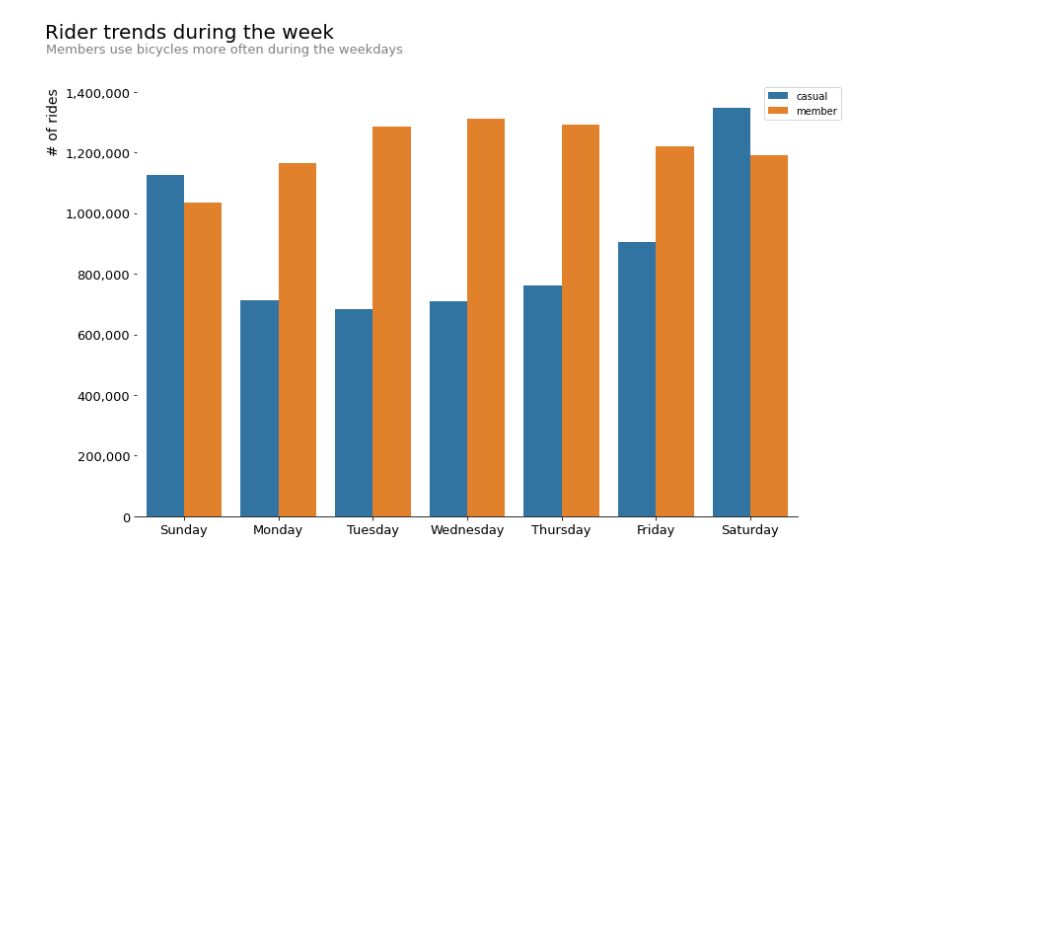
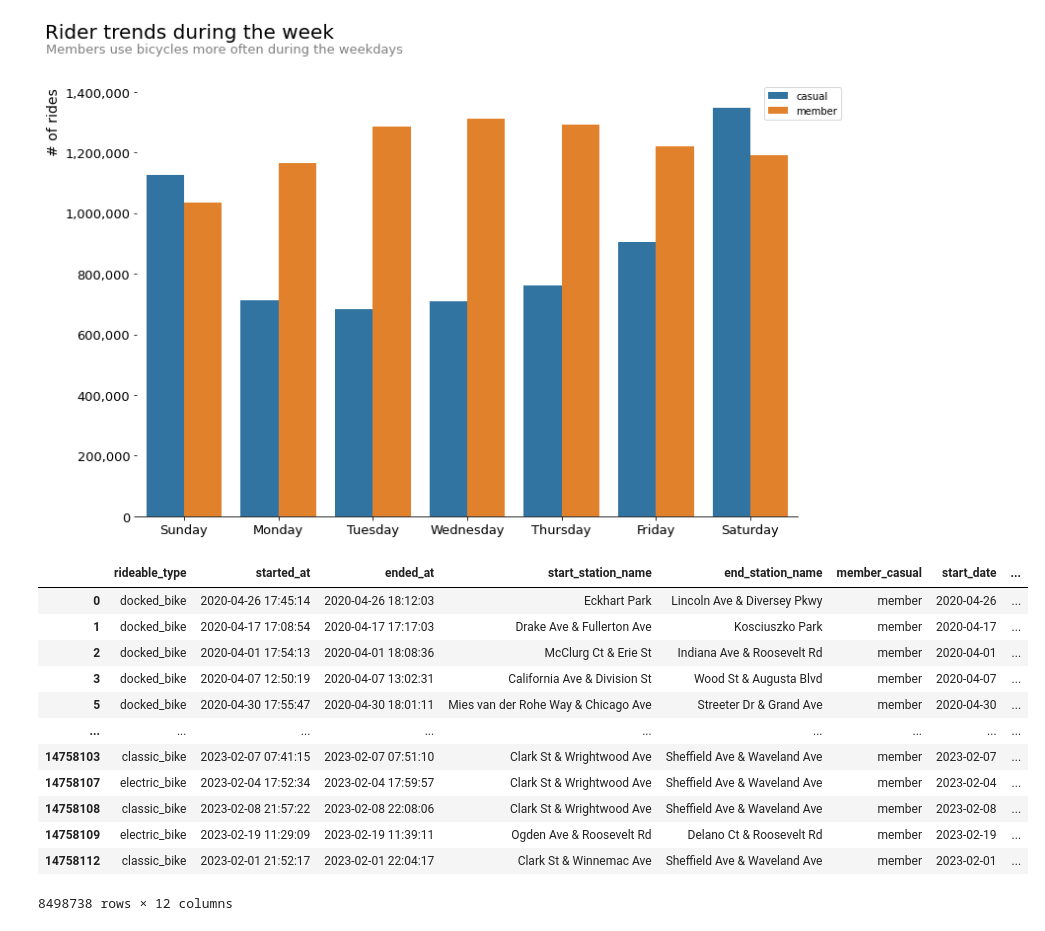
Before and after one commit to paul-trood/bicycle_sharing, a Jupyter notebook: 04_data_analysis.ipynb, the cells around one changed output. Saved outputs shown, nothing was run; the diff lists cells and outputs as text; code cells hidden in the pictures; blank space fills up the shorter version.

```diff
--- a/04_data_analysis.ipynb
+++ b/04_data_analysis.ipynb
@@ -146,3 +150,19 @@ plt.yticks(size = 13)
 plt.show()
 # %% [output]
 [figure]
+# %%
+members
+# %% [output]
+|  | rideable_type | started_at | ended_at | start_station_name | end_station_name | member_casual | start_date | ... |
+| 0 | docked_bike | 2020-04-26 17:45:14 | 2020-04-26 18:12:03 | Eckhart Park | Lincoln Ave & Diversey Pkwy | member | 2020-04-26 | ... |
+| 1 | docked_bike | 2020-04-17 17:08:54 | 2020-04-17 17:17:03 | Drake Ave & Fullerton Ave | Kosciuszko Park | member | 2020-04-17 | ... |
+| 2 | docked_bike | 2020-04-01 17:54:13 | 2020-04-01 18:08:36 | McClurg Ct & Erie St | Indiana Ave & Roosevelt Rd | member | 2020-04-01 | ... |
+| 3 | docked_bike | 2020-04-07 12:50:19 | 2020-04-07 13:02:31 | California Ave & Division St | Wood St & Augusta Blvd | member | 2020-04-07 | ... |
+| 5 | docked_bike | 2020-04-30 17:55:47 | 2020-04-30 18:01:11 | Mies van der Rohe Way & Chicago Ave | Streeter Dr & Grand Ave | member | 2020-04-30 | ... |
+| ... | ... | ... | ... | ... | ... | ... | ... | ... |
+| 14758103 | classic_bike | 2023-02-07 07:41:15 | 2023-02-07 07:51:10 | Clark St & Wrightwood Ave | Sheffield Ave & Waveland Ave | member | 2023-02-07 | ... |
+| 14758107 | electric_bike | 2023-02-04 17:52:34 | 2023-02-04 17:59:57 | Clark St & Wrightwood Ave | Sheffield Ave & Waveland Ave | member | 2023-02-04 | ... |
+| 14758108 | classic_bike | 2023-02-08 21:57:22 | 2023-02-08 22:08:06 | Clark St & Wrightwood Ave | Sheffield Ave & Waveland Ave | member | 2023-02-08 | ... |
+| 14758109 | electric_bike | 2023-02-19 11:29:09 | 2023-02-19 11:39:11 | Ogden Ave & Roosevelt Rd | Delano Ct & Roosevelt Rd | member | 2023-02-19 | ... |
+| 14758112 | classic_bike | 2023-02-01 21:52:17 | 2023-02-01 22:04:17 | Clark St & Winnemac Ave | Sheffield Ave & Waveland Ave | member | 2023-02-01 | ... |
+8498738 rows × 12 columns
```
Also changed, not shown: parts of 9 cells of this notebook.
